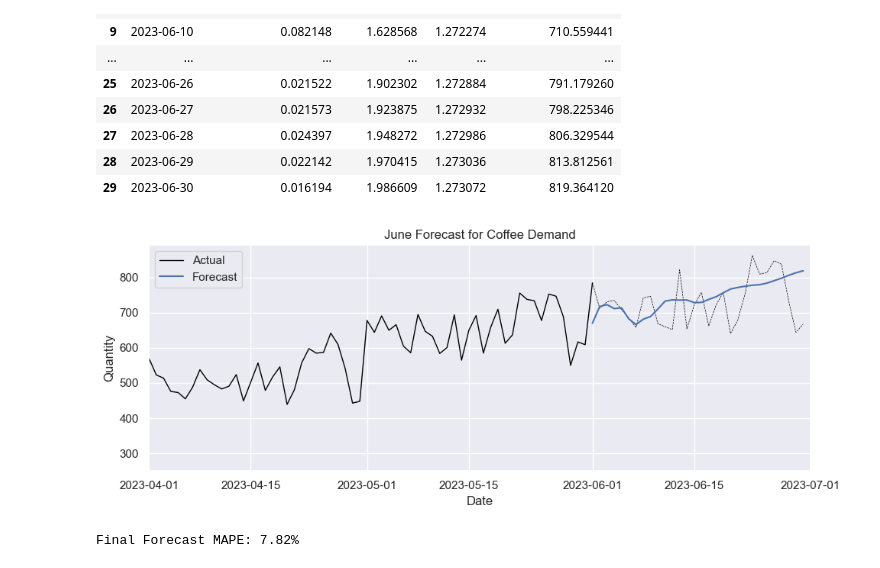
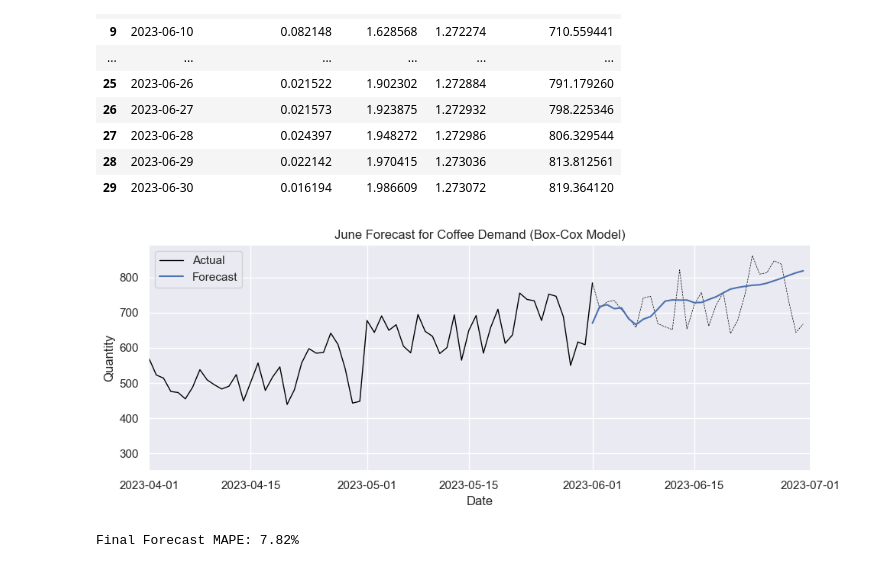
Before and after one commit to Murphysics1/masters_capstone, a Jupyter notebook: Coffee_MLR_Model- BC.ipynb, the cells around one changed output. Drawn from its saved outputs; the diff is of its cells as text; code cells hidden in the pictures.

```diff
--- a/Coffee_MLR_Model- BC.ipynb
+++ b/Coffee_MLR_Model- BC.ipynb
@@ -403,20 +405,20 @@ df_forecast
 # %%
 plt.figure(figsize=(10,4))
 
 ax = sns.lineplot(data=df_coffee[df_coffee['Date']<= '2023-06-01'], x='Date',y='Quantity',c='black', label = 'Actual',linewidth = 1)
 ax = sns.lineplot(data=df_coffee[df_coffee['Date'] >= '2023-06-01'], x='Date',y='Quantity',c='black',linewidth = 0.5, linestyle = '--')
 ax = sns.lineplot(data=df_forecast, x='Date',y='Predicted Quantity',label='Forecast')
 #ax = sns.lineplot(data=df_test_rollup, x='Date', y= 'Predicted Quantity', label = 'One-Step Forecast', linestyle = '--')
 
-ax.set(title = "June Forecast for Coffee Demand")
+ax.set(title = "June Forecast for Coffee Demand (Box-Cox Model)")
 plt.xlim(np.datetime64('2023-04-01'),np.datetime64('2023-07-01'))
 
 plt.tight_layout()
 plt.savefig('Images/Forecasts/BC_Coffee_June_Forecast.png')
 
 plt.show()
 # %% [output]
-[figure, old version]
+[figure, new version]
 # %%
 forecast_mape = mean_absolute_percentage_error(df_test_rollup['Quantity'],df_forecast['Predicted Quantity'])*100
 
```
Also changed, not shown: parts of 3 cells of this notebook, 5 other files.
